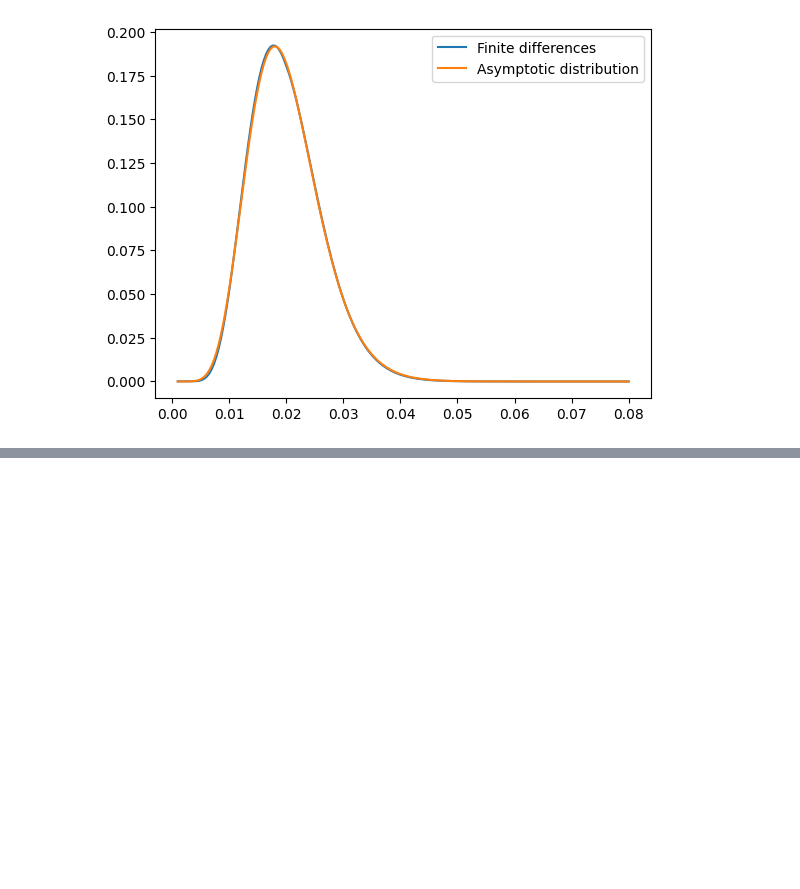
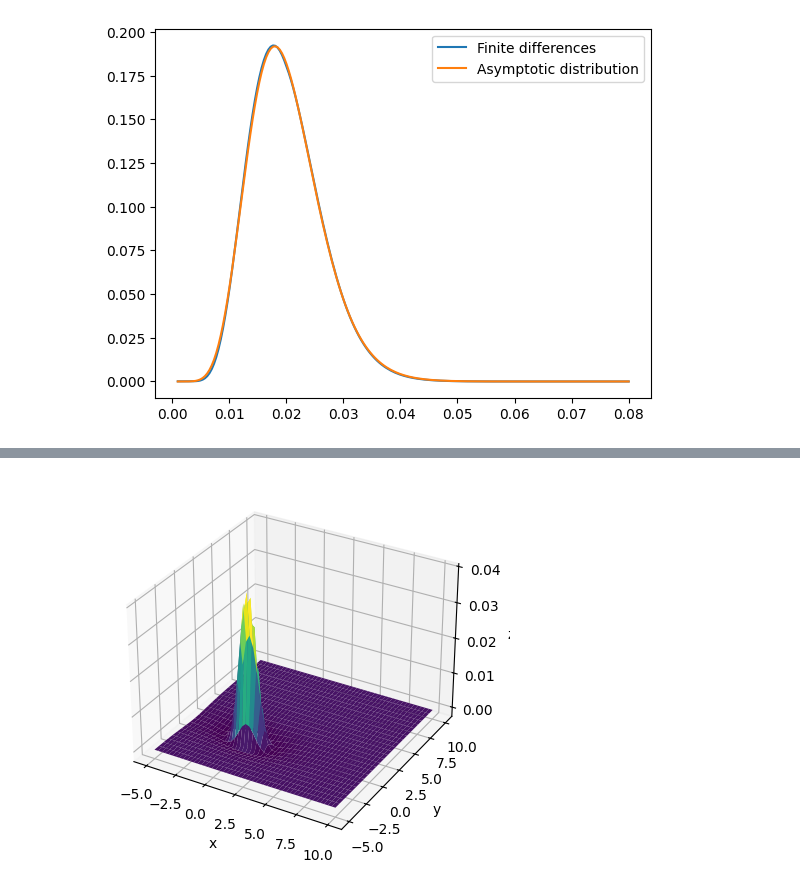
Before and after one commit to marcdelabarrera/pyutils, a Jupyter notebook: notebooks/kfe.ipynb, the cells around one changed output, grey strips where cells are left out. Drawn from its saved outputs; the diff is of its cells as text; code cells hidden in the pictures; blank space fills up the shorter version.

```diff
--- a/notebooks/kfe.ipynb
+++ b/notebooks/kfe.ipynb
@@ -132,0 +175,11 @@ plt.show()
+# %%
+X, Y = jnp.meshgrid(x, y, indexing='ij')
+fig = plt.figure()
+ax = fig.add_subplot(111, projection="3d")
+ax.plot_surface(X, Y, g_analytical-g, cmap='viridis')
+ax.set_xlabel("x")
+ax.set_ylabel("y")
+ax.set_zlabel("z")
+plt.show()
+# %% [output]
+[figure, added]
```
Also changed, not shown: parts of 17 cells of this notebook, 1 other file.
